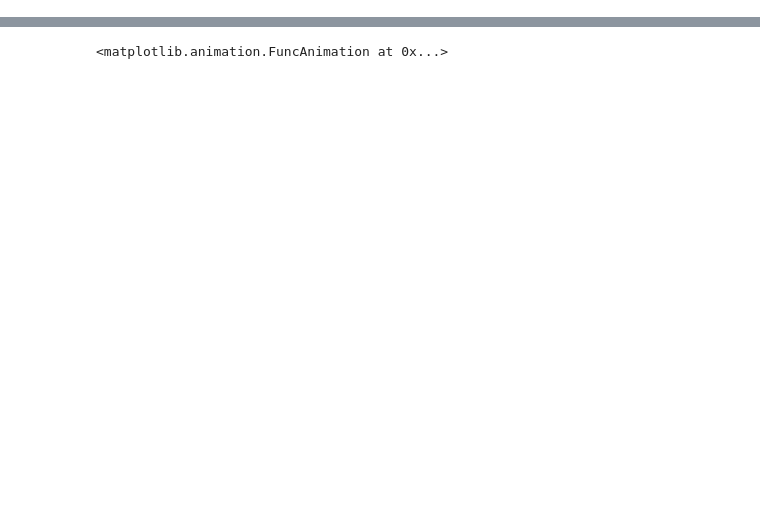
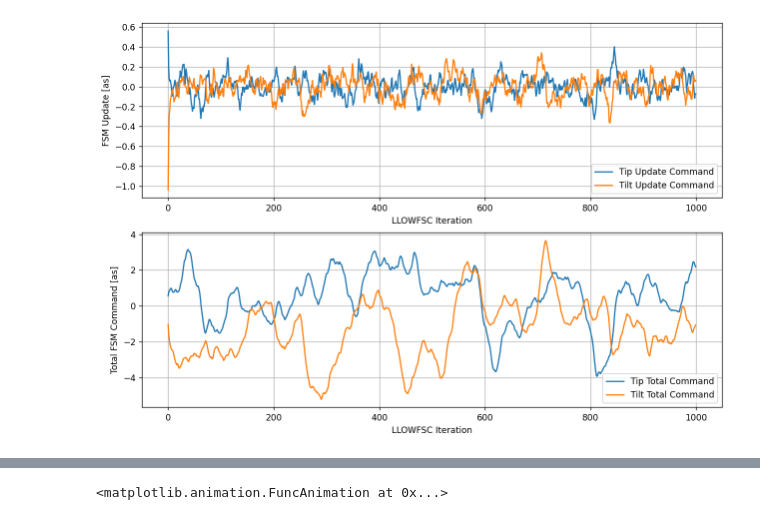
Before and after one commit to kian1377/scoob-llowfsc, a Jupyter notebook: sim-notebooks/scoob_llowfsc_with_fsm_anim.ipynb, the cells around one changed output, grey strips where cells are left out. Saved outputs shown, nothing was run; the diff lists cells and outputs as text; code cells hidden in the pictures; blank space fills up the shorter version.

```diff
--- a/sim-notebooks/scoob_llowfsc_with_fsm_anim.ipynb
+++ b/sim-notebooks/scoob_llowfsc_with_fsm_anim.ipynb
@@ -49,3 +50,25 @@ imshow3(lo_wfe, fsm_command, llowfsc_data['lo_dm_commands'][i])
+# %%
+del_fsm_commands = ensure_np_array(llowfsc_data['del_fsm_commands'])
+fsm_commands = ensure_np_array(llowfsc_data['fsm_commands'])
+
+fig,axs = plt.subplots(nrows=2, ncols=1, figsize=(12,8), dpi=125)
+ax = axs[0]
+ax.plot(del_fsm_commands[:,1], label='Tip Update Command')
+ax.plot(del_fsm_commands[:,2], label='Tilt Update Command')
+ax.set_xlabel('LLOWFSC Iteration')
+ax.set_ylabel('FSM Update [as]')
+ax.legend(loc='lower right')
+ax.grid()
+
+ax = axs[1]
+ax.plot(fsm_commands[:,1], label='Tip Total Command')
+ax.plot(fsm_commands[:,2], label='Tilt Total Command')
+ax.set_xlabel('LLOWFSC Iteration')
+ax.set_ylabel('Total FSM Command [as]')
+ax.legend(loc='lower right')
+ax.grid()
+# %% [output]
+[figure, added]
 # %%
 def create_anim(
         data,
```
Also changed, not shown: parts of 7 cells of this notebook, 2 other files.
